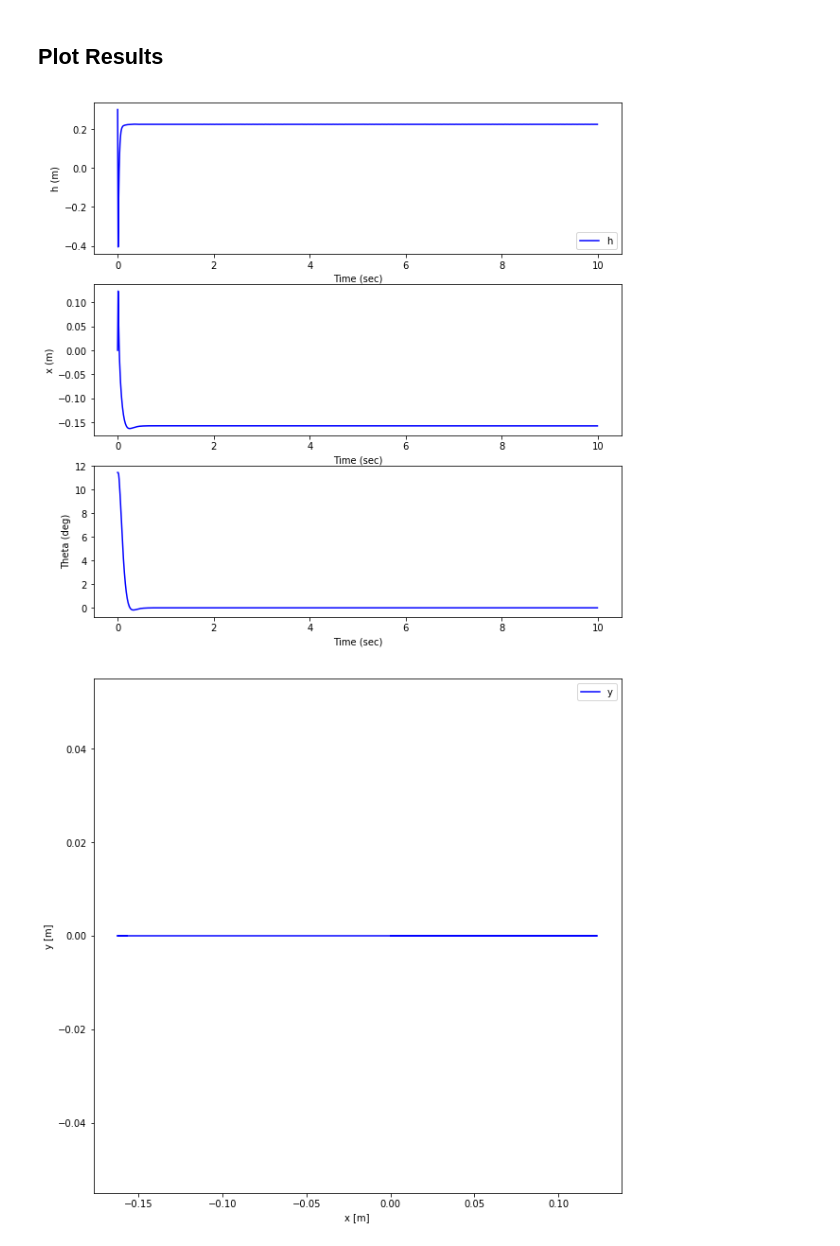
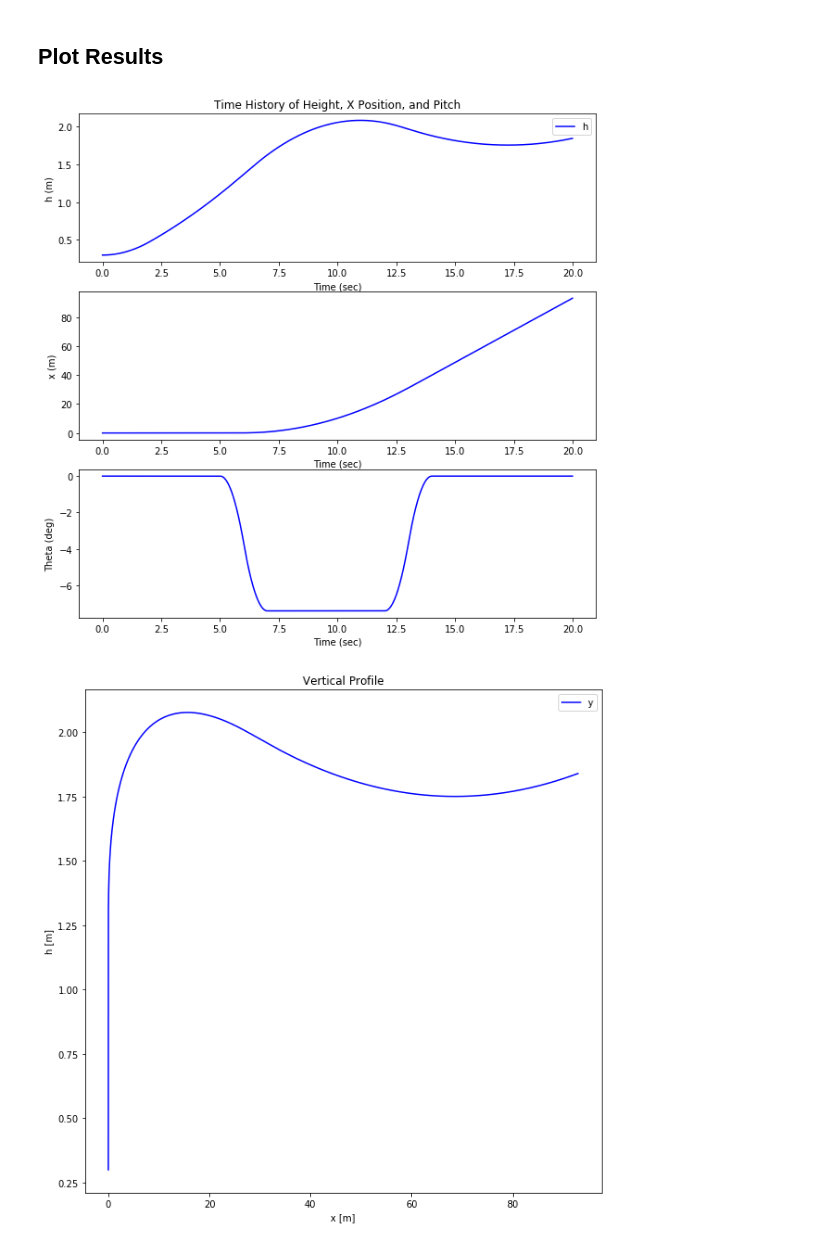
Before and after one commit to charlestytler/QuadcopterSim, a Jupyter notebook: Quad_6DOF_Sim.ipynb, the cells around one changed output. Drawn from its saved outputs; the diff is of its cells as text; code cells hidden in the pictures.

```diff
--- a/Quad_6DOF_Sim.ipynb
+++ b/Quad_6DOF_Sim.ipynb
@@ -3,6 +25,5 @@
 # %%
 import numpy as np
-import scipy.linalg as splin
 
 
 # Physical Constants
@@ -18,7 +39,7 @@ DTR = 1/57.3; RTD = 57.3
 
 # Simulation time and model parameters
 tstep = .01            # Sampling time (sec)
-simulation_time = 10   # Length of time to run simulation (sec)
+simulation_time = 20   # Length of time to run simulation (sec)
 t = np.arange(0,simulation_time,tstep)   # time array
 
 # Model size
@@ -30,8 +51,6 @@ n_inputs = 4   # Number of inputs
 x = np.zeros((n_states,np.size(t)))  # time history of state vectors
 # Initial height
 x[11,0] = 0.3
-# Initial pitch angle theta
-x[7,0] = 0.2
 
 
 # Initialize inputs
@@ -56,6 +156,6 @@ def T(F,dx,dy):
 # %%
 # Nonlinear Dynamics Equations of Motion
-def f(x,u):
+def stateDerivative(x,u):
     # Inputs: state vector (x), input vector (u)
     # Returns: time derivative of state vector (xdot)
 
@@ -105,13 +205,12 @@ def f(x,u):
     xdot[7] = q * cphi - r * sphi  # = thetadot
     xdot[8] = (q * sphi + r * cphi) / cthe  # = psidot
 
-    xdot[9] = cthe*cpsi*xdot[0] + (-cthe*spsi + sphi*sthe*cpsi) * x[1] + \
-        (sphi*spsi+cphi*sthe*cpsi) * xdot[2]  # = xEdot
+    xdot[9] = cthe*cpsi*ub + (-cphi*spsi + sphi*sthe*cpsi) * vb + \
+        (sphi*spsi+cphi*sthe*cpsi) * wb  # = xEdot
 
-    xdot[10] = cthe*spsi * xdot[0] + (cphi*cpsi+sphi*sthe*spsi) * xdot[1] + \
-        (-sphi*cpsi+cphi*sthe*spsi) * xdot[2] # = yEdot
+    xdot[10] = cthe*spsi * ub + (cphi*cpsi+sphi*sthe*spsi) * vb + \
+        (-sphi*cpsi+cphi*sthe*spsi) * wb # = yEdot
 
-    xdot[11] = -1*(-sthe * xdot[0] + sphi*cthe * xdot[1] + \
-        cphi*cthe * xdot[2]) # = hEdot
+    xdot[11] = -1*(-sthe * ub + sphi*cthe * vb + cphi*cthe * wb) # = hEdot
 
     return xdot
@@ -209,39 +303,44 @@ from pylab import *
 
 
 figure(1, figsize=(10,10))
 subplot(311)
 plot(t,x[11,:],'b',label='h')
 ylabel('h (m)')
 xlabel('Time (sec)')
 legend(loc='best')
+title('Time History of Height, X Position, and Pitch')
 
 subplot(312)
 plot(t,x[9,:],'b',label='x')
 ylabel('x (m)')
 xlabel('Time (sec)')
 #plot(t,x[2,:]*57.3,'b',label='x')
 #ylabel('pitch rate [deg/s]')
 
 subplot(313)
-plot(t,x[7,:]*57.3,'b',label='theta')
+plot(t,x[7,:]*RTD,'b',label='theta')
 ylabel('Theta (deg)')
 xlabel('Time (sec)')
 
 figure(2, figsize=(10,10))
-plot(x[9,:],x[10,:],'b',label='y')
-ylabel('y [m]'); xlabel('x [m]')
+ax = plt.subplot(1,1,1)
+plot(x[9,:],x[11,:],'b',label='y')
+ylabel('h [m]'); xlabel('x [m]')
+#ax.axis('equal')
 legend(loc='best')
+title('Vertical Profile')
 
 figure(3, figsize=(10,10))
-plot(t,u[0,:],'b',label='T1')
-plot(t,u[1,:],'g',label='T2')
+plot(t[0:-1],u[0,0:-1],'b',label='T1')
+plot(t[0:-1],u[1,0:-1],'g',label='T2')
+plot(t[0:-1],u[2,0:-1],'r',label='T1')
+plot(t[0:-1],u[3,0:-1],'y',label='T2')
 xlabel('Time (sec)')
 legend(loc='best')
+title('Time History of Control Inputs')
 
-#figure(4)
-#plot(t,height)
 
 show()
 # %% [output]
-[figure, old version]
+[figure, new version]
-[figure, old version]
+[figure, new version]
```
Also changed, not shown: parts of 11 cells of this notebook.
